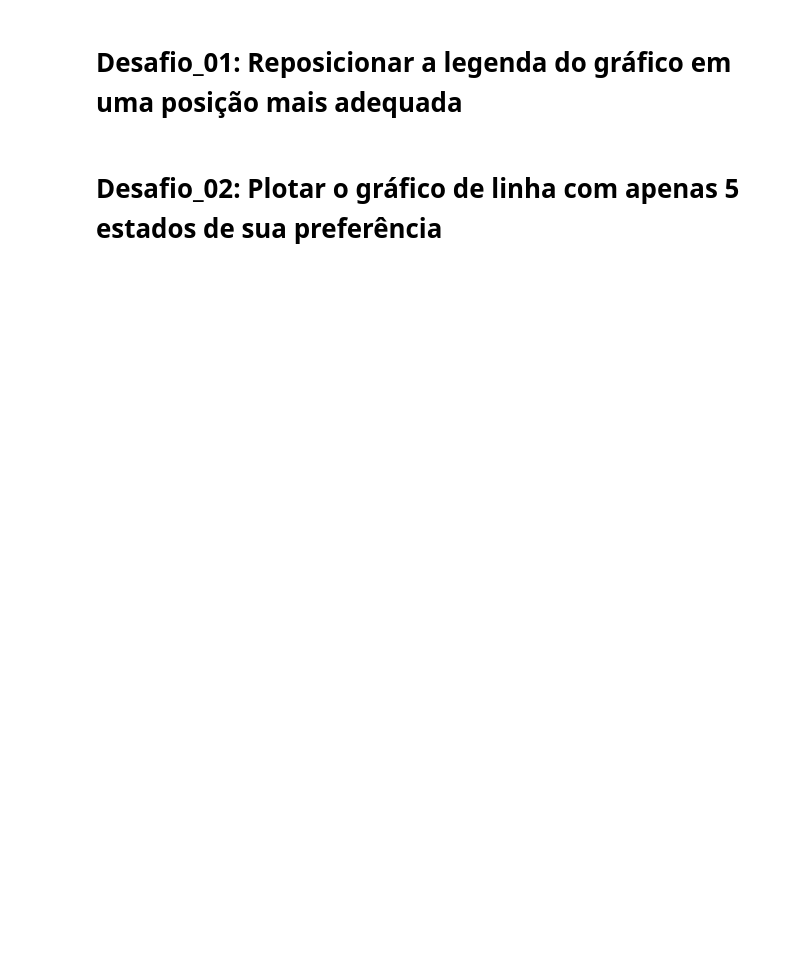
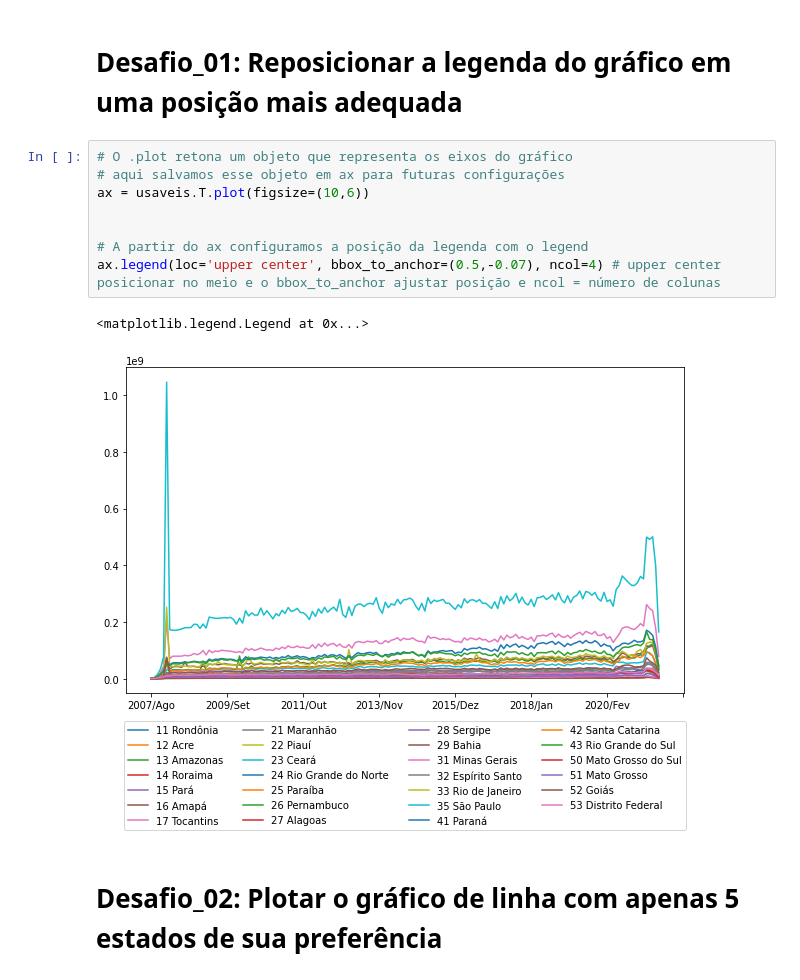
Before and after one commit to JulianaAiolfi/Bootecamp_Alura, a Jupyter notebook: Modulo_01/notebooks/Aula_02_Modulo_01.ipynb, the cells around one changed output. Saved outputs shown, nothing was run; the diff lists cells and outputs as text; blank space fills up the shorter version.

```diff
--- a/Modulo_01/notebooks/Aula_02_Modulo_01.ipynb
+++ b/Modulo_01/notebooks/Aula_02_Modulo_01.ipynb
@@ -126,4 +172,15 @@ usaveis.T.plot(figsize=(10,6))
 # %% [markdown]
 # Desafio_01: Reposicionar a legenda do gráfico em uma posição mais adequada
+# %%
+# O .plot retona um objeto que representa os eixos do gráfico
+# aqui salvamos esse objeto em ax para futuras configurações
+ax = usaveis.T.plot(figsize=(10,6))
+
+
+# A partir do ax configuramos a posição da legenda com o legend
+ax.legend(loc='upper center', bbox_to_anchor=(0.5,-0.07), ncol=4) # upper center posicionar no meio e o bbox_to_anchor ajustar posição e ncol = número de colunas
+# %% [output]
+<matplotlib.legend.Legend at 0x...>
+[figure, added]
 # %% [markdown]
 # Desafio_02: Plotar o gráfico de linha com apenas 5 estados de sua preferência
```
Also changed, not shown: parts of 11 cells of this notebook.
